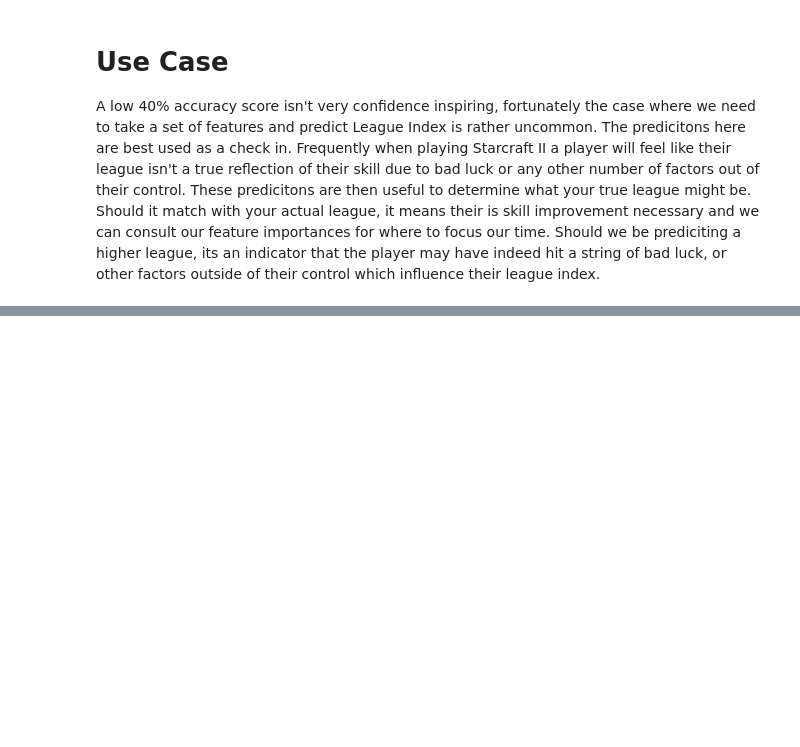
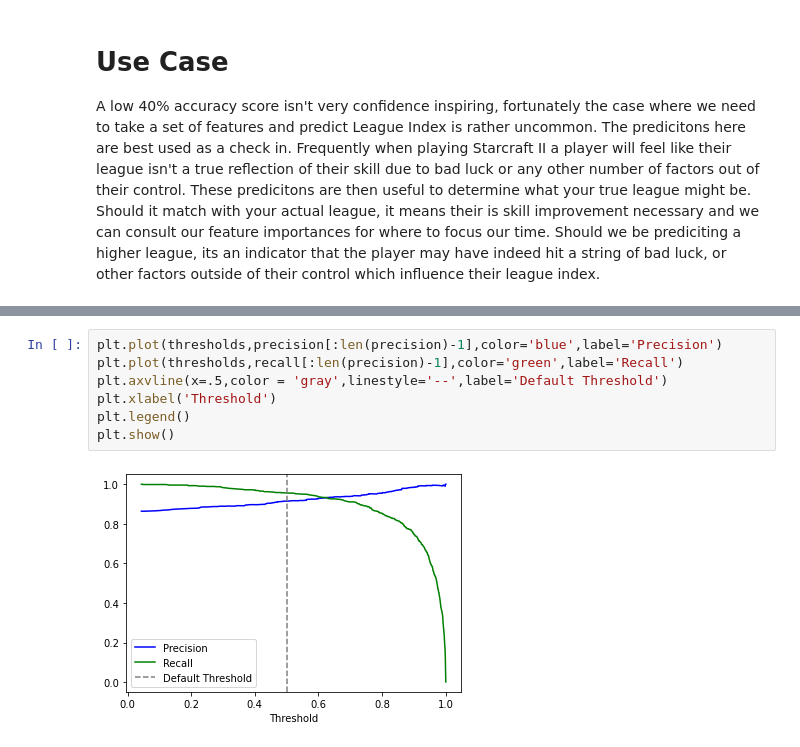
Before and after one commit to theGetz1995/Starcraft2LeagueClassification, a Jupyter notebook: notebooks/08_Getz_Modeling.ipynb, the cells around one changed output, grey strips where cells are left out. Drawn from its saved outputs; the diff is of its cells as text; blank space fills up the shorter version.

```diff
--- a/notebooks/08_Getz_Modeling.ipynb
+++ b/notebooks/08_Getz_Modeling.ipynb
@@ -164,0 +265,9 @@ A low 40% accuracy score isn't very confidence inspiring, fortunately the case w
+# %%
+plt.plot(thresholds,precision[:len(precision)-1],color='blue',label='Precision')
+plt.plot(thresholds,recall[:len(precision)-1],color='green',label='Recall')
+plt.axvline(x=.5,color = 'gray',linestyle='--',label='Default Threshold')
+plt.xlabel('Threshold')
+plt.legend()
+plt.show()
+# %% [output]
+[figure, added]
```
Also changed, not shown: parts of 17 cells of this notebook, 5 other files.
